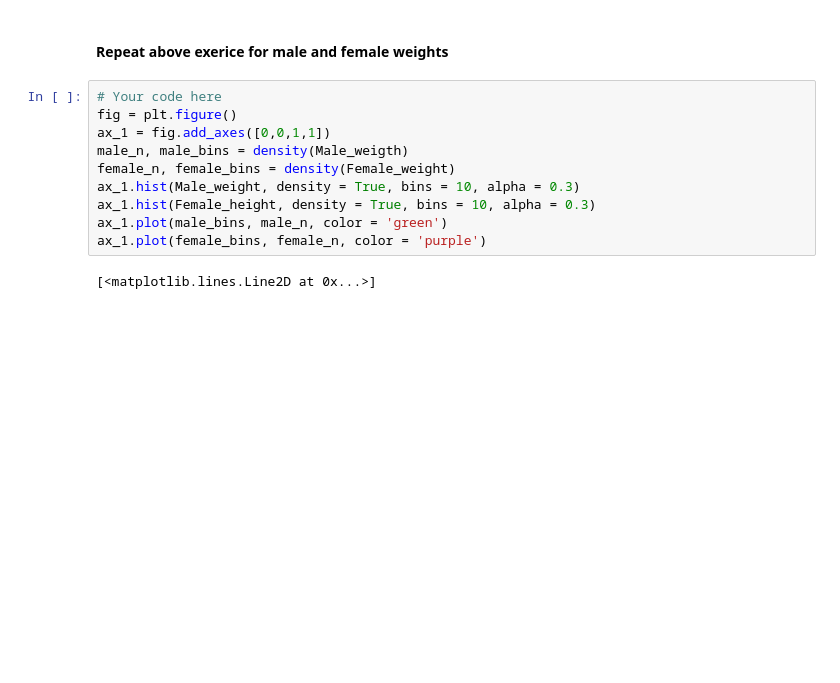
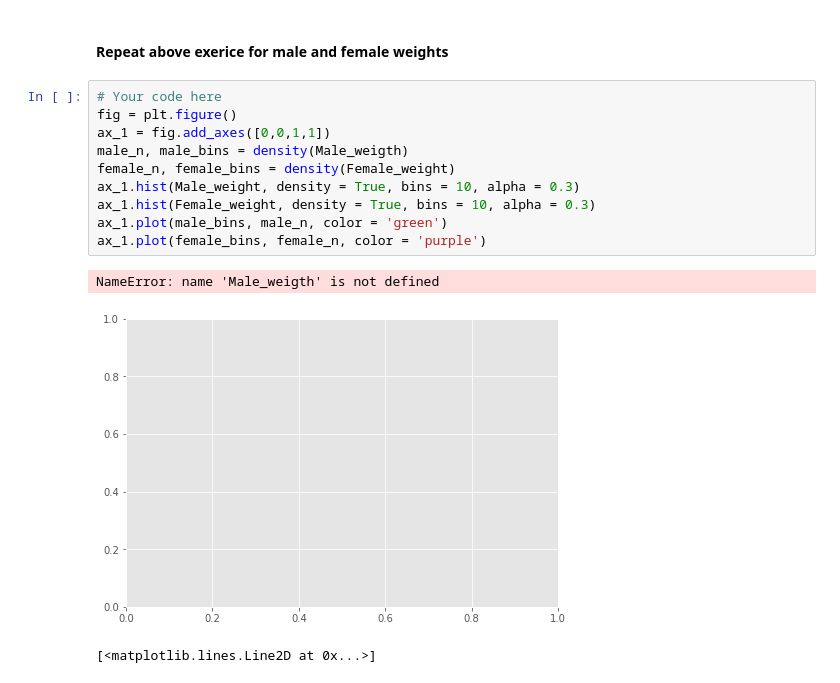
Before and after one commit to Gittekken/dsc-1-09-11-the-probability-density-function-lab-nyc-ds-career-012819, a Jupyter notebook: index.ipynb, the cells around one changed output. Cells and saved outputs as stored; diff of their text form; blank space fills up the shorter version.

```diff
--- a/index.ipynb
+++ b/index.ipynb
@@ -122,13 +122,16 @@ array([0.07384702, 0.0687819 , 0.07411011, ..., 0.06701379, 0.07155772,
 # %%
 # Your code here
 fig = plt.figure()
 ax_1 = fig.add_axes([0,0,1,1])
 male_n, male_bins = density(Male_weigth)
 female_n, female_bins = density(Female_weight)
 ax_1.hist(Male_weight, density = True, bins = 10, alpha = 0.3)
-ax_1.hist(Female_height, density = True, bins = 10, alpha = 0.3)
+ax_1.hist(Female_weight, density = True, bins = 10, alpha = 0.3)
 ax_1.plot(male_bins, male_n, color = 'green')
 ax_1.plot(female_bins, female_n, color = 'purple')
+# %% [output]
+NameError: name 'Male_weigth' is not defined
+[figure, added]
 # %%
 # %% [output]
 [<matplotlib.lines.Line2D at 0x...>]
```
